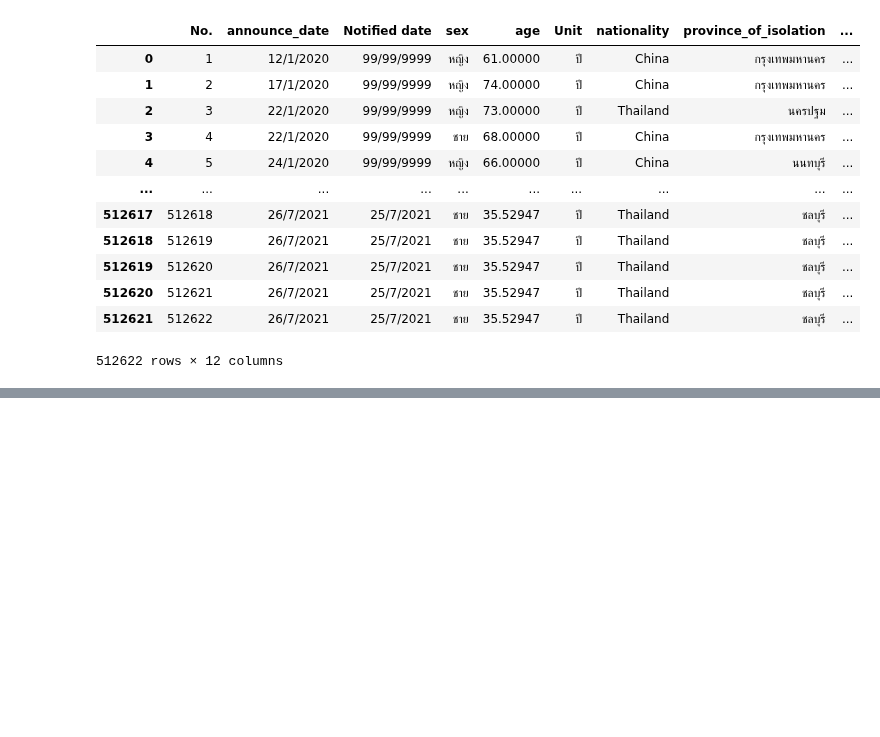
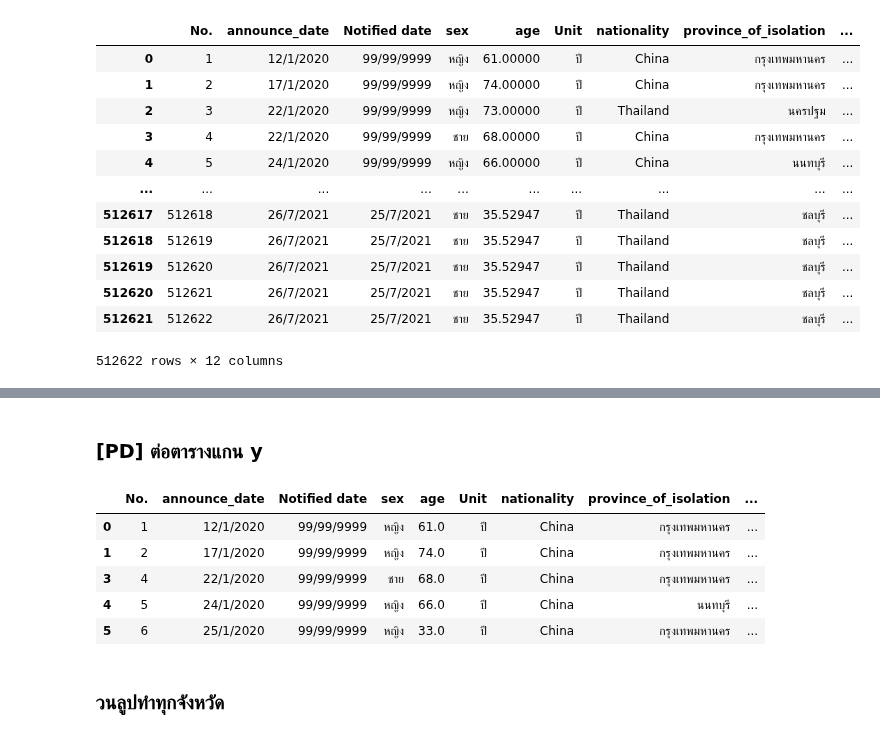
Before and after one commit to Peckkie/DPDM2021, a Jupyter notebook: Data_preprocessing_(Chapter_3).ipynb, the cells around one changed output, grey strips where cells are left out. Saved outputs shown, nothing was run; the diff lists cells and outputs as text; code cells hidden in the pictures; blank space fills up the shorter version.

```diff
--- a/Data_preprocessing_(Chapter_3).ipynb
+++ b/Data_preprocessing_(Chapter_3).ipynb
@@ -650,0 +797,3 @@ data_covid_cases
+# %%
+dataUbon = data_covid_cases[data_covid_cases['province_of_onset']=='อุบลราชธานี']
+dataUbon[['risk']].dropna().mode().iloc[0,0]
@@ -650,0 +802,3 @@ data_covid_cases
+# %%
+dataUbon[['risk']] = dataUbon[['risk']] .fillna(dataUbon[['risk']].dropna().mode().iloc[0,0])
+dataUbon.isnull().any()
@@ -650,0 +826,3 @@ data_covid_cases
+# %%
+dataBKK= data_covid_cases[data_covid_cases['province_of_onset']=='กรุงเทพมหานคร']
+dataBKK[['risk']].dropna().mode().iloc[0,0]
@@ -650,0 +831,3 @@ data_covid_cases
+# %%
+dataBKK[['risk']] = dataBKK[['risk']] .fillna(dataBKK[['risk']].dropna().mode().iloc[0,0])
+dataBKK.isnull().any()
@@ -650,0 +853,14 @@ data_covid_cases
+# %% [markdown]
+### [PD] ต่อตารางแกน y
+# %%
+data = pd.concat([dataBKK, dataUbon, datakk])
+data.head()
+# %% [output]
+|  | No. | announce_date | Notified date | sex | age | Unit | nationality | province_of_isolation | ... |
+| 0 | 1 | 12/1/2020 | 99/99/9999 | หญิง | 61.0 | ปี | China | กรุงเทพมหานคร | ... |
+| 1 | 2 | 17/1/2020 | 99/99/9999 | หญิง | 74.0 | ปี | China | กรุงเทพมหานคร | ... |
+| 3 | 4 | 22/1/2020 | 99/99/9999 | ชาย | 68.0 | ปี | China | กรุงเทพมหานคร | ... |
+| 4 | 5 | 24/1/2020 | 99/99/9999 | หญิง | 66.0 | ปี | China | นนทบุรี | ... |
+| 5 | 6 | 25/1/2020 | 99/99/9999 | หญิง | 33.0 | ปี | China | กรุงเทพมหานคร | ... |
+# %% [markdown]
+### วนลูปทำทุกจังหวัด
```
Also changed, not shown: parts of 40 cells of this notebook.
